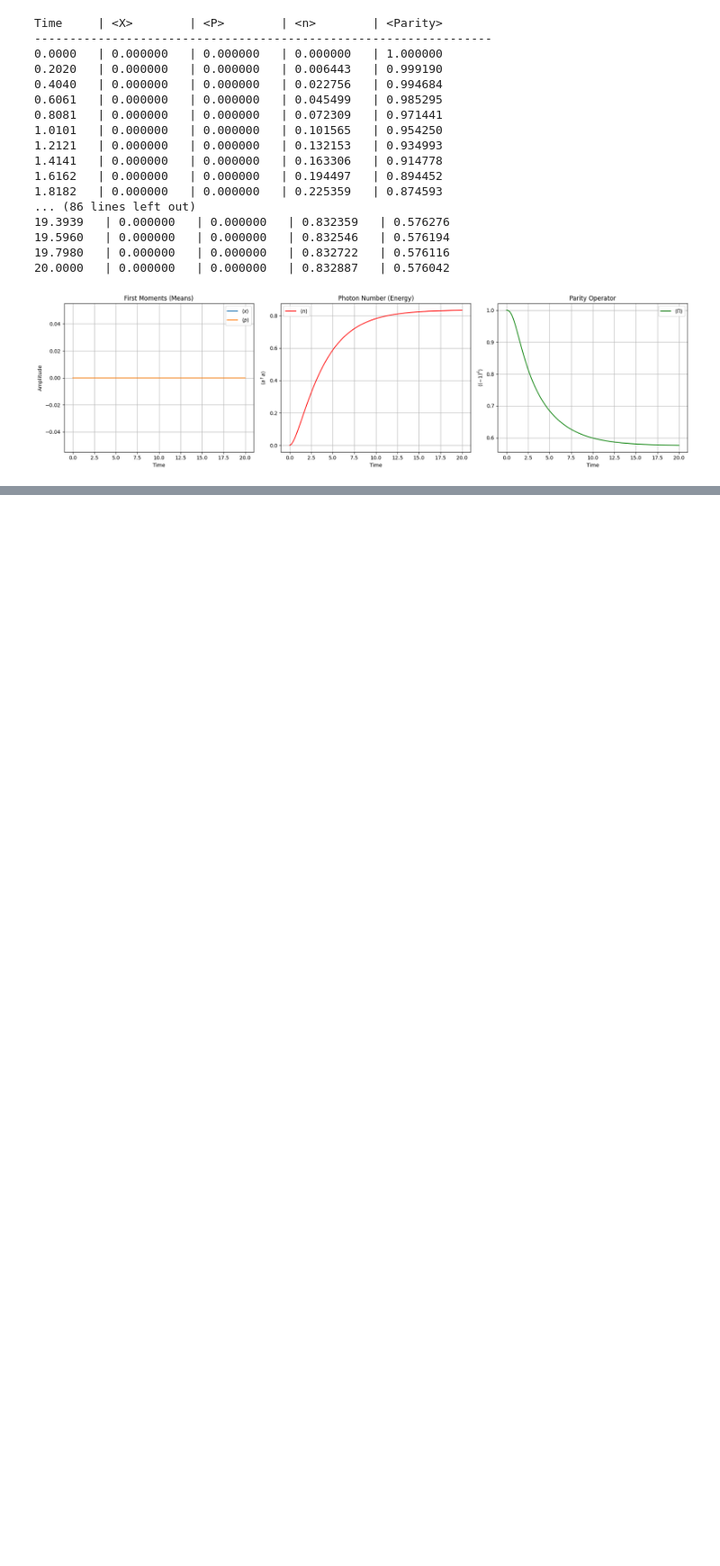
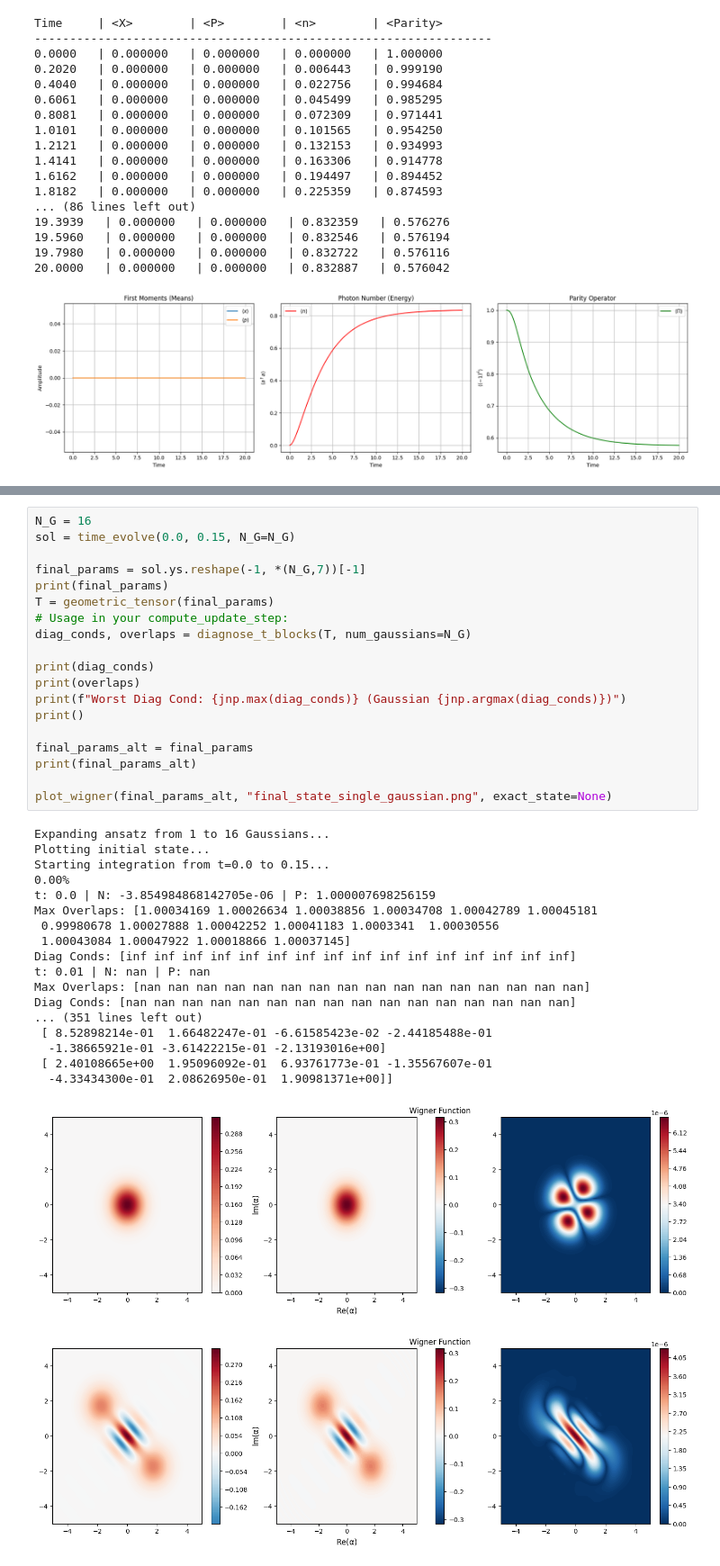
Before and after one commit to shreychowdhary/CS653-Project, a Jupyter notebook: notebook.ipynb, the cells around one changed output, grey strips where cells are left out. Shown at 90% size. Drawn from its saved outputs; the diff is of its cells as text; blank space fills up the shorter version.

Commit message:
Get it working for single site

```diff
--- a/notebook.ipynb
+++ b/notebook.ipynb
@@ -970,0 +1556,39 @@ Time     | <X>        | <P>        | <n>        | <Parity>
+# %%
+N_G = 16
+sol = time_evolve(0.0, 0.15, N_G=N_G)
+
+final_params = sol.ys.reshape(-1, *(N_G,7))[-1]
+print(final_params)
+T = geometric_tensor(final_params)
+# Usage in your compute_update_step:
+diag_conds, overlaps = diagnose_t_blocks(T, num_gaussians=N_G)
+
+print(diag_conds)
+print(overlaps)
+print(f"Worst Diag Cond: {jnp.max(diag_conds)} (Gaussian {jnp.argmax(diag_conds)})")
+print()
+
+final_params_alt = final_params
+print(final_params_alt)
+
+plot_wigner(final_params_alt, "final_state_single_gaussian.png", exact_state=None)
+# %% [output]
+Expanding ansatz from 1 to 16 Gaussians...
+Plotting initial state...
+Starting integration from t=0.0 to 0.15...
+0.00%
+t: 0.0 | N: -3.854984868142705e-06 | P: 1.000007698256159
+Max Overlaps: [1.00034169 1.00026634 1.00038856 1.00034708 1.00042789 1.00045181
+ 0.99980678 1.00027888 1.00042252 1.00041183 1.0003341  1.00030556
+ 1.00043084 1.00047922 1.00018866 1.00037145]
+Diag Conds: [inf inf inf inf inf inf inf inf inf inf inf inf inf inf inf inf]
+t: 0.01 | N: nan | P: nan
+Max Overlaps: [nan nan nan nan nan nan nan nan nan nan nan nan nan nan nan nan]
+Diag Conds: [nan nan nan nan nan nan nan nan nan nan nan nan nan nan nan nan]
+... (351 lines left out)
+ [ 8.52898214e-01  1.66482247e-01 -6.61585423e-02 -2.44185488e-01
+  -1.38665921e-01 -3.61422215e-01 -2.13193016e+00]
+ [ 2.40108665e+00  1.95096092e-01  6.93761773e-01 -1.35567607e-01
+  -4.33434300e-01  2.08626950e-01  1.90981371e+00]]
+[figure, added]
+[figure, added]
```
Also changed, not shown: parts of 12 cells of this notebook, 6 other files.
